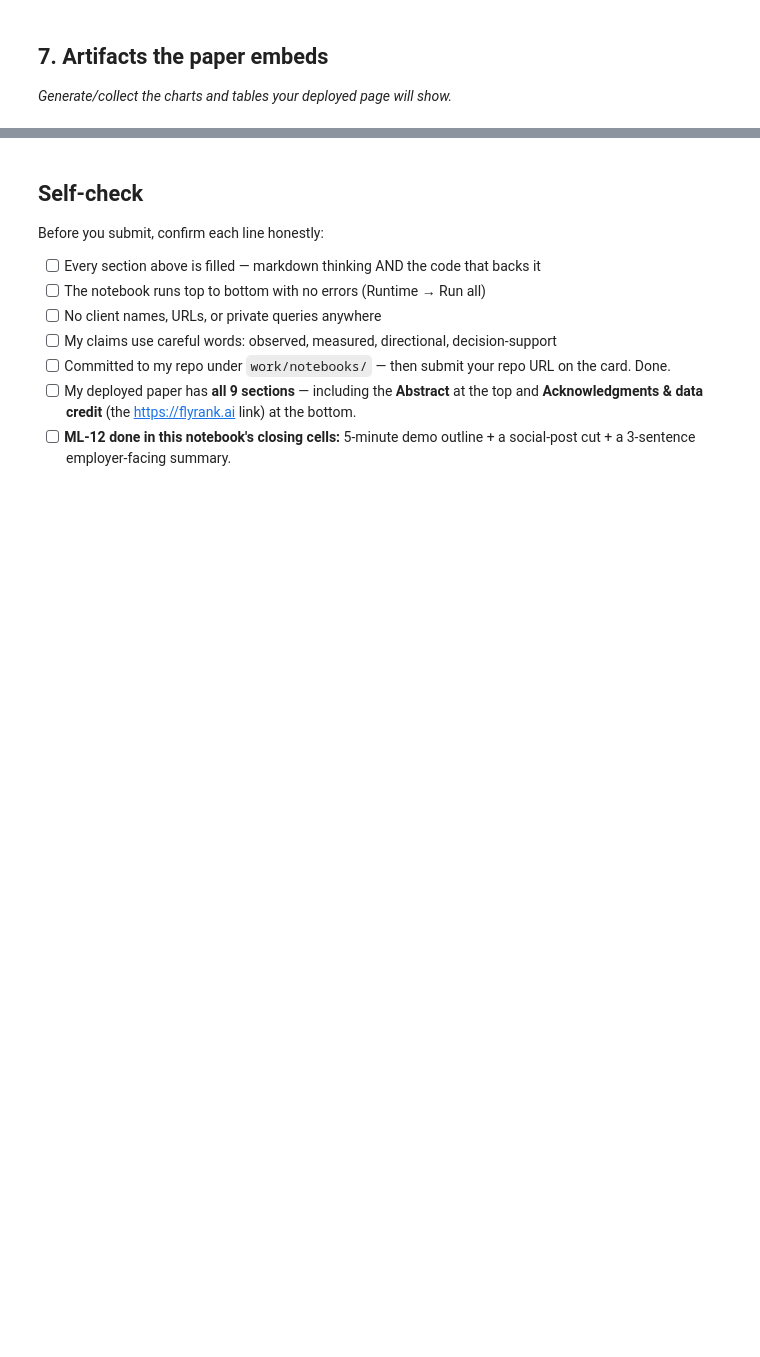
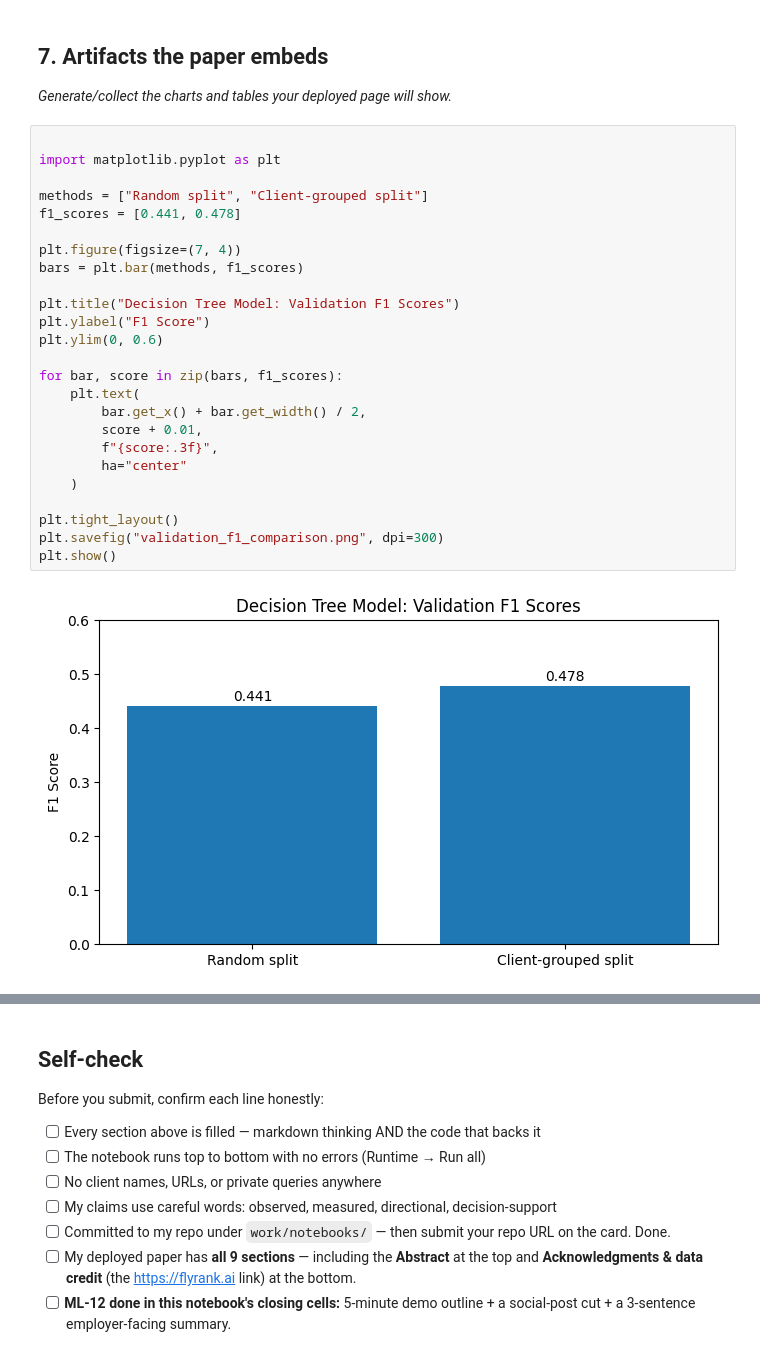
Before and after one commit to TEJAS7356/flyrank-ml-internship, a Jupyter notebook: work/notebooks/capstone.ipynb, the cells around one changed output, grey strips where cells are left out. Cells and saved outputs as stored; diff of their text form; blank space fills up the shorter version.

```diff
--- a/work/notebooks/capstone.ipynb
+++ b/work/notebooks/capstone.ipynb
@@ -34,3 +170,30 @@ This skeleton is yours to fill. Work the sections **in order** — each one has
 ## 7. Artifacts the paper embeds
 
 *Generate/collect the charts and tables your deployed page will show.*
+# %%
+
+import matplotlib.pyplot as plt
+
+methods = ["Random split", "Client-grouped split"]
+f1_scores = [0.441, 0.478]
+
+plt.figure(figsize=(7, 4))
+bars = plt.bar(methods, f1_scores)
+
+plt.title("Decision Tree Model: Validation F1 Scores")
+plt.ylabel("F1 Score")
+plt.ylim(0, 0.6)
+
+for bar, score in zip(bars, f1_scores):
+    plt.text(
+        bar.get_x() + bar.get_width() / 2,
+        score + 0.01,
+        f"{score:.3f}",
+        ha="center"
+    )
+
+plt.tight_layout()
+plt.savefig("validation_f1_comparison.png", dpi=300)
+plt.show()
+# %% [output]
+[figure, added]
```
Also changed, not shown: parts of 19 cells of this notebook.
